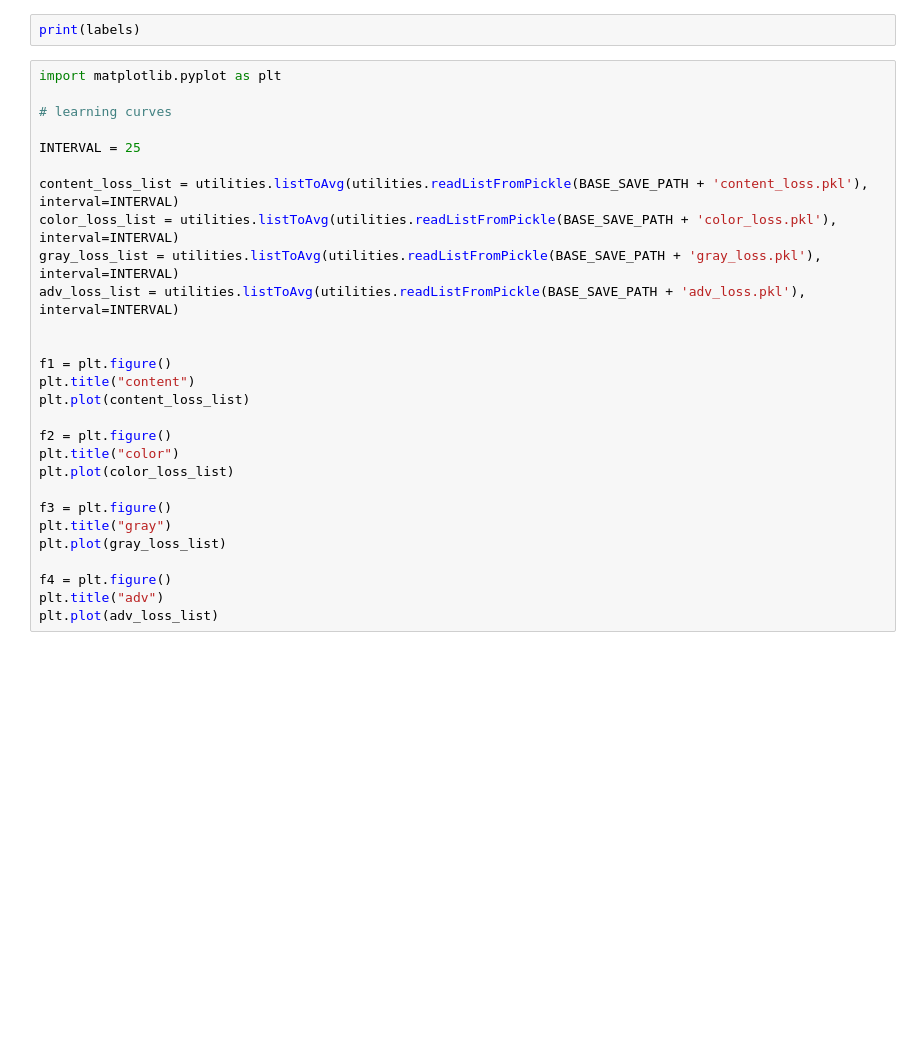
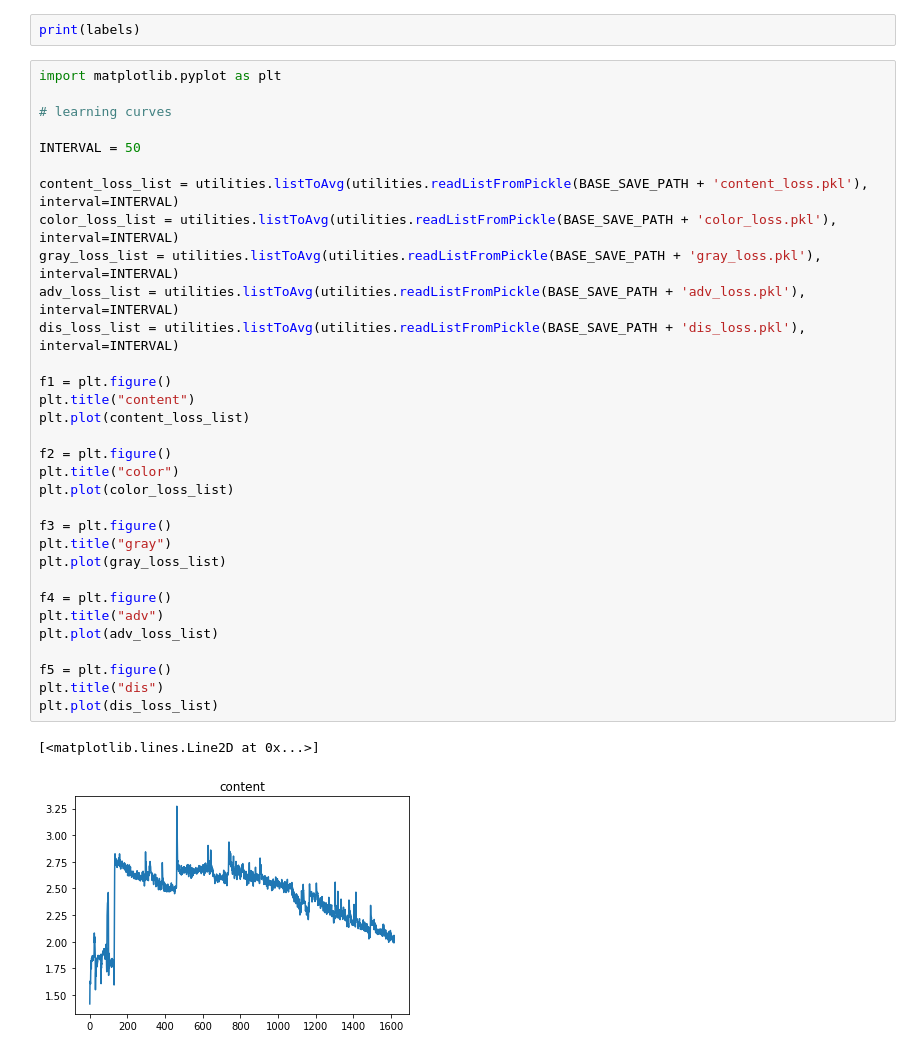
Before and after one commit to NakuraMino/AnimeGeneration, a Jupyter notebook: AnimeGANTrainer.ipynb, the cells around one changed output. Saved outputs shown, nothing was run; the diff lists cells and outputs as text; blank space fills up the shorter version.

```diff
--- a/AnimeGANTrainer.ipynb
+++ b/AnimeGANTrainer.ipynb
@@ -232,28 +209,35 @@ print(labels)
 # %%
 import matplotlib.pyplot as plt
 
 # learning curves
 
-INTERVAL = 25
+INTERVAL = 50
 
 content_loss_list = utilities.listToAvg(utilities.readListFromPickle(BASE_SAVE_PATH + 'content_loss.pkl'), interval=INTERVAL)
 color_loss_list = utilities.listToAvg(utilities.readListFromPickle(BASE_SAVE_PATH + 'color_loss.pkl'), interval=INTERVAL)
 gray_loss_list = utilities.listToAvg(utilities.readListFromPickle(BASE_SAVE_PATH + 'gray_loss.pkl'), interval=INTERVAL)
 adv_loss_list = utilities.listToAvg(utilities.readListFromPickle(BASE_SAVE_PATH + 'adv_loss.pkl'), interval=INTERVAL)
-
+dis_loss_list = utilities.listToAvg(utilities.readListFromPickle(BASE_SAVE_PATH + 'dis_loss.pkl'), interval=INTERVAL)
 
 f1 = plt.figure()
 plt.title("content")
 plt.plot(content_loss_list)
 
 f2 = plt.figure()
 plt.title("color")
 plt.plot(color_loss_list)
 
 f3 = plt.figure()
 plt.title("gray")
 plt.plot(gray_loss_list)
 
 f4 = plt.figure()
 plt.title("adv")
 plt.plot(adv_loss_list)
+
+f5 = plt.figure()
+plt.title("dis")
+plt.plot(dis_loss_list)
+# %% [output]
+[<matplotlib.lines.Line2D at 0x...>]
+[figure, added]
```
Also changed, not shown: parts of 4 cells of this notebook.
